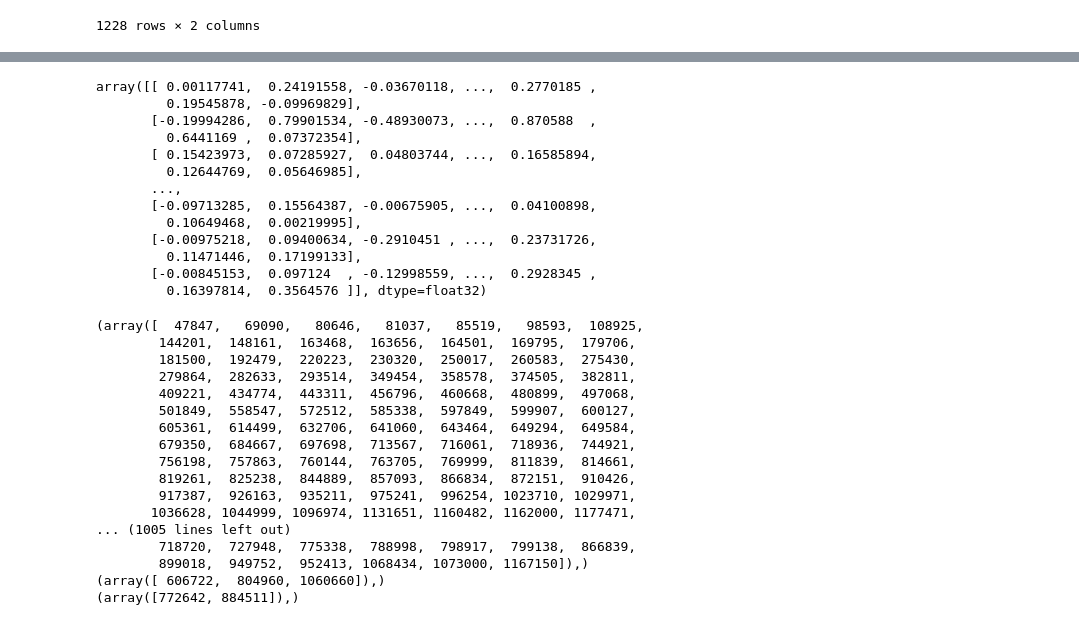
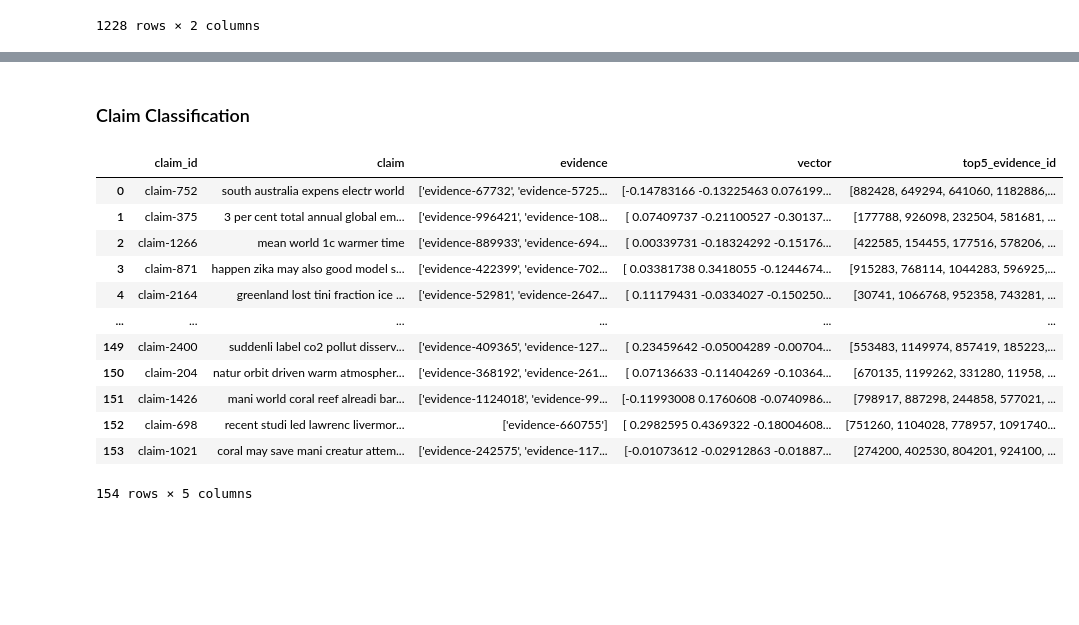
Before and after one commit to kexincchen/NLP-Project, a Jupyter notebook: eva.ipynb, the cells around one changed output, grey strips where cells are left out. Cells and saved outputs as stored; diff of their text form; code cells hidden in the pictures; blank space fills up the shorter version.

```diff
--- a/eva.ipynb
+++ b/eva.ipynb
@@ -277,41 +236,20 @@ array([-0.14695428, -0.09042706, -0.07665651, -0.07978963,  0.12622364,
-# %%
-from sklearn.metrics.pairwise import cosine_similarity
-X = np.array(dev_claims_df['vector'].values.tolist())
-y = np.array(evidence_df['vector'].values.tolist())
-sim = cosine_similarity(X, y)
-sim
-# %% [output]
-array([[ 0.00117741,  0.24191558, -0.03670118, ...,  0.2770185 ,
-         0.19545878, -0.09969829],
-       [-0.19994286,  0.79901534, -0.48930073, ...,  0.870588  ,
-         0.6441169 ,  0.07372354],
-       [ 0.15423973,  0.07285927,  0.04803744, ...,  0.16585894,
-         0.12644769,  0.05646985],
-       ...,
-       [-0.09713285,  0.15564387, -0.00675905, ...,  0.04100898,
-         0.10649468,  0.00219995],
-       [-0.00975218,  0.09400634, -0.2910451 , ...,  0.23731726,
-         0.11471446,  0.17199133],
-       [-0.00845153,  0.097124  , -0.12998559, ...,  0.2928345 ,
-         0.16397814,  0.3564576 ]], dtype=float32)
-# %%
-for i in range(sim.shape[0]):
-    print(np.where(sim[i]>0.7))
-# %% [output]
-(array([  47847,   69090,   80646,   81037,   85519,   98593,  108925,
-        144201,  148161,  163468,  163656,  164501,  169795,  179706,
-        181500,  192479,  220223,  230320,  250017,  260583,  275430,
-        279864,  282633,  293514,  349454,  358578,  374505,  382811,
-        409221,  434774,  443311,  456796,  460668,  480899,  497068,
-        501849,  558547,  572512,  585338,  597849,  599907,  600127,
-        605361,  614499,  632706,  641060,  643464,  649294,  649584,
-        679350,  684667,  697698,  713567,  716061,  718936,  744921,
-        756198,  757863,  760144,  763705,  769999,  811839,  814661,
-        819261,  825238,  844889,  857093,  866834,  872151,  910426,
-        917387,  926163,  935211,  975241,  996254, 1023710, 1029971,
-       1036628, 1044999, 1096974, 1131651, 1160482, 1162000, 1177471,
-... (1005 lines left out)
-        718720,  727948,  775338,  788998,  798917,  799138,  866839,
-        899018,  949752,  952413, 1068434, 1073000, 1167150]),)
-(array([ 606722,  804960, 1060660]),)
-(array([772642, 884511]),)
+# %% [markdown]
+### Claim Classification
+# %%
+dev_claims_df = pd.read_csv('data/curated/dev_evidence_retrieval.csv', converters={
+    'top5_evidence_id': lambda x: np.array(x.strip("[]").split(','), dtype='int')})
+dev_claims_df
+# %% [output]
+|  | claim_id | claim | evidence | vector | top5_evidence_id |
+| 0 | claim-752 | south australia expens electr world | ['evidence-67732', 'evidence-5725... | [-0.14783166 -0.13225463 0.076199... | [882428, 649294, 641060, 1182886,... |
+| 1 | claim-375 | 3 per cent total annual global em... | ['evidence-996421', 'evidence-108... | [ 0.07409737 -0.21100527 -0.30137... | [177788, 926098, 232504, 581681, ... |
+| 2 | claim-1266 | mean world 1c warmer time | ['evidence-889933', 'evidence-694... | [ 0.00339731 -0.18324292 -0.15176... | [422585, 154455, 177516, 578206, ... |
+| 3 | claim-871 | happen zika may also good model s... | ['evidence-422399', 'evidence-702... | [ 0.03381738 0.3418055 -0.1244674... | [915283, 768114, 1044283, 596925,... |
+| 4 | claim-2164 | greenland lost tini fraction ice ... | ['evidence-52981', 'evidence-2647... | [ 0.11179431 -0.0334027 -0.150250... | [30741, 1066768, 952358, 743281, ... |
+| ... | ... | ... | ... | ... | ... |
+| 149 | claim-2400 | suddenli label co2 pollut disserv... | ['evidence-409365', 'evidence-127... | [ 0.23459642 -0.05004289 -0.00704... | [553483, 1149974, 857419, 185223,... |
+| 150 | claim-204 | natur orbit driven warm atmospher... | ['evidence-368192', 'evidence-261... | [ 0.07136633 -0.11404269 -0.10364... | [670135, 1199262, 331280, 11958, ... |
+| 151 | claim-1426 | mani world coral reef alreadi bar... | ['evidence-1124018', 'evidence-99... | [-0.11993008 0.1760608 -0.0740986... | [798917, 887298, 244858, 577021, ... |
+| 152 | claim-698 | recent studi led lawrenc livermor... | ['evidence-660755'] | [ 0.2982595 0.4369322 -0.18004608... | [751260, 1104028, 778957, 1091740... |
+| 153 | claim-1021 | coral may save mani creatur attem... | ['evidence-242575', 'evidence-117... | [-0.01073612 -0.02912863 -0.01887... | [274200, 402530, 804201, 924100, ... |
+154 rows × 5 columns
```
Also changed, not shown: parts of 27 cells of this notebook, 6 other files.
